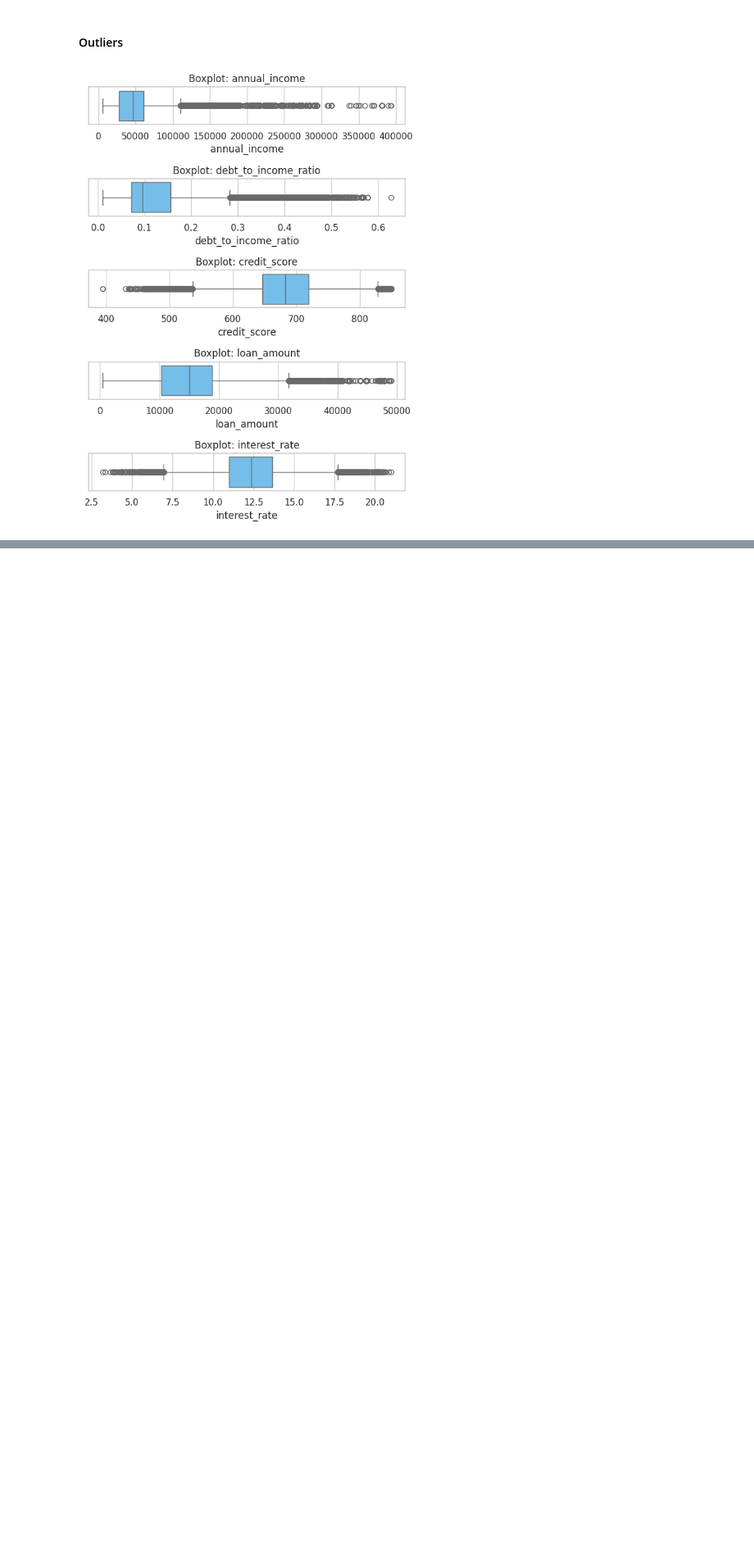
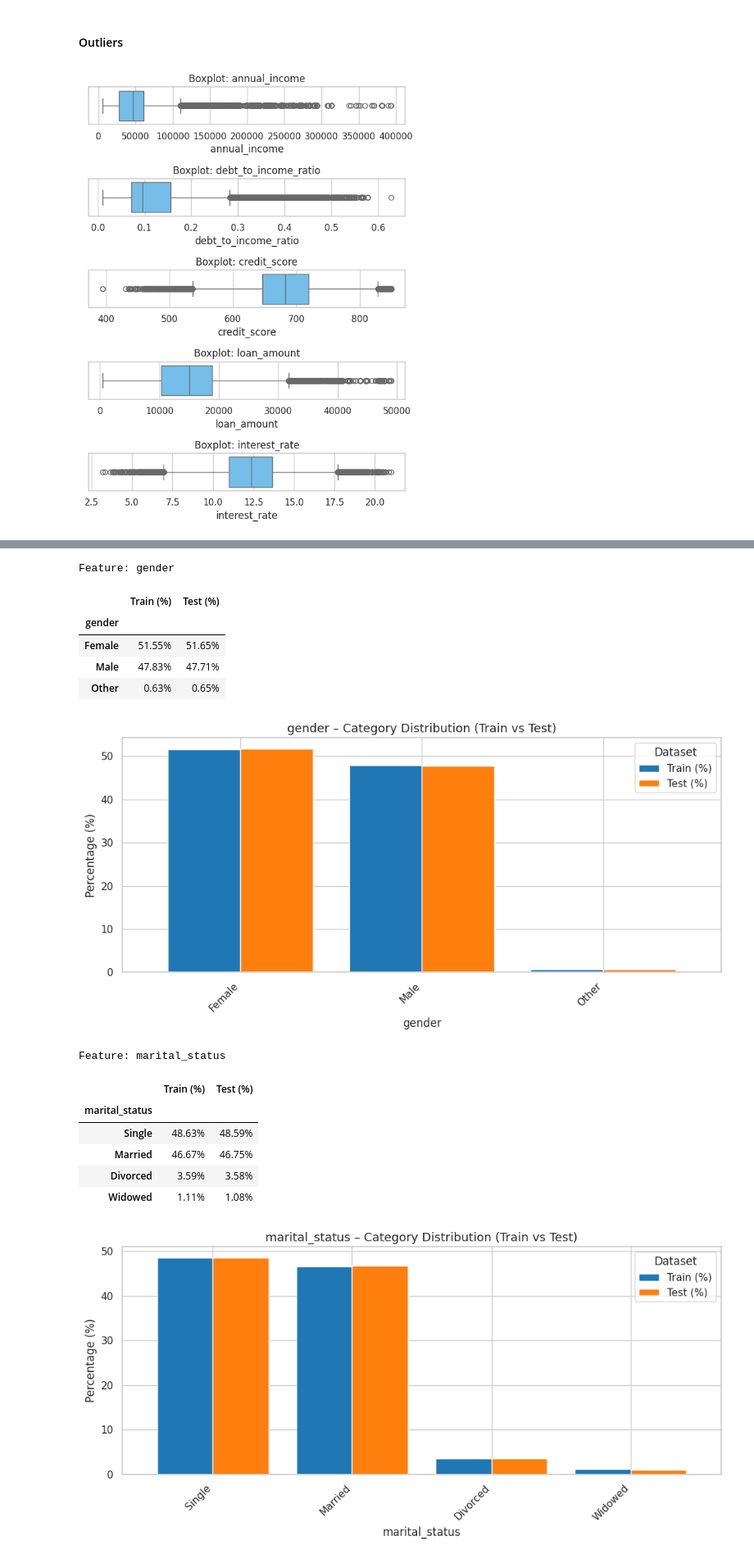
Before and after one commit to NazimKs/Predicting-Loan-Payback-Kaggle-Competition, a Jupyter notebook: predecting_load_payback_kaggle_competition.ipynb, the cells around one changed output, grey strips where cells are left out. Shown at 82% size. Cells and saved outputs as stored; diff of their text form; code cells hidden in the pictures; blank space fills up the shorter version.

```diff
--- a/predecting_load_payback_kaggle_competition.ipynb
+++ b/predecting_load_payback_kaggle_competition.ipynb
@@ -296,0 +470,49 @@ plt.show()
+# %%
+import pandas as pd
+import matplotlib.pyplot as plt
+import seaborn as sns
+
+
+for col in cat_cols:
+    print(f"\nFeature: {col}")
+
+    # Percentage distribution
+    train_dist = train[col].value_counts(normalize=True) * 100
+    test_dist = test[col].value_counts(normalize=True) * 100
+
+    dist_df = pd.concat([train_dist, test_dist], axis=1)
+    dist_df.columns = ['Train (%)', 'Test (%)']
+    dist_df = dist_df.fillna(0).sort_values('Train (%)', ascending=False)
+
+    display(dist_df.style.format("{:.2f}%"))
+
+    # Plot
+    dist_df.plot(
+        kind='bar',
+        figsize=(10, 5),
+        width=0.8
+    )
+
+    plt.title(f'{col} – Category Distribution (Train vs Test)', fontsize=13)
+    plt.ylabel('Percentage (%)')
+    plt.xlabel(col)
+    plt.legend(title='Dataset')
+    plt.xticks(rotation=45, ha='right')
+    plt.tight_layout()
+    plt.show()
+# %% [output]
+Feature: gender
+|  | Train (%) | Test (%) |
+| gender |  |  |
+| Female | 51.55% | 51.65% |
+| Male | 47.83% | 47.71% |
+| Other | 0.63% | 0.65% |
+[figure, added]
+Feature: marital_status
+|  | Train (%) | Test (%) |
+| marital_status |  |  |
+| Single | 48.63% | 48.59% |
+| Married | 46.67% | 46.75% |
+| Divorced | 3.59% | 3.58% |
+| Widowed | 1.11% | 1.08% |
+[figure, added]
```
Also changed, not shown: parts of 6 cells of this notebook.
